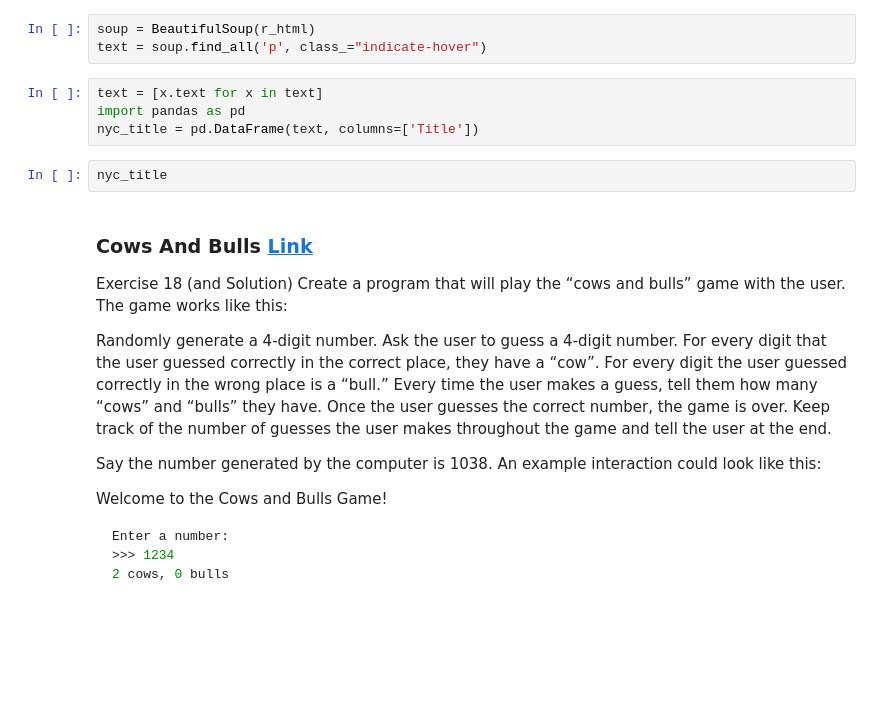
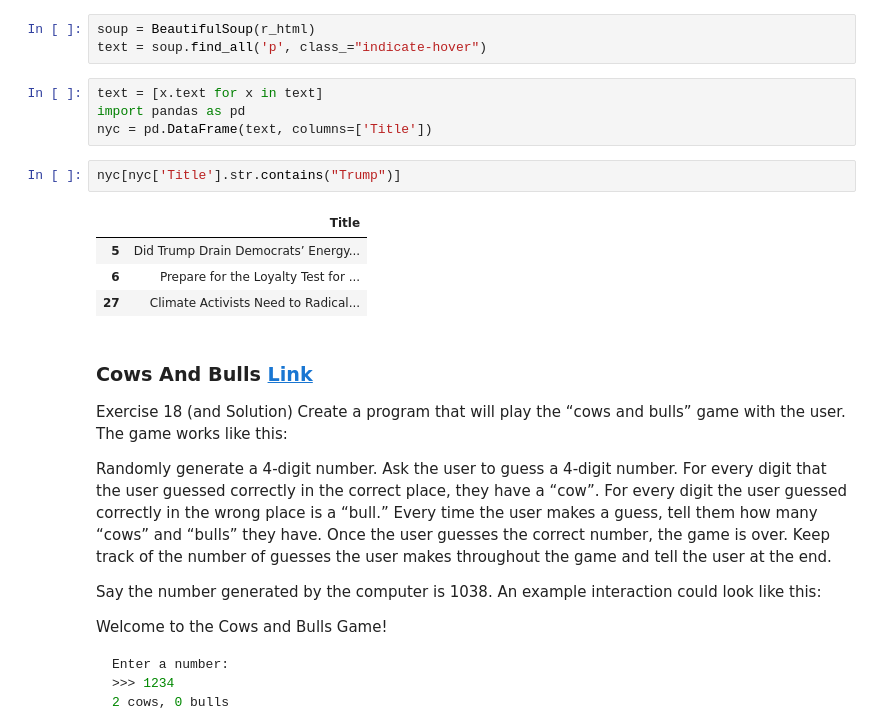
Before and after one commit to kinsin5/learning_projects, a Jupyter notebook: python_excersises.ipynb, the cells around one changed output. Drawn from its saved outputs; the diff is of its cells as text; blank space fills up the shorter version.

```diff
--- a/python_excersises.ipynb
+++ b/python_excersises.ipynb
@@ -65,9 +65,14 @@ text = soup.find_all('p', class_="indicate-hover")
 # %%
 text = [x.text for x in text]
 import pandas as pd
-nyc_title = pd.DataFrame(text, columns=['Title'])
+nyc = pd.DataFrame(text, columns=['Title'])
-# %%
-nyc_title
+# %%
+nyc[nyc['Title'].str.contains("Trump")]
+# %% [output]
+|  | Title |
+| 5 | Did Trump Drain Democrats’ Energy... |
+| 6 | Prepare for the Loyalty Test for ... |
+| 27 | Climate Activists Need to Radical... |
 # %% [markdown]
 ### Cows And Bulls   [Link](https://www.practicepython.org/exercise/2014/07/05/18-cows-and-bulls.html)
 Exercise 18 (and Solution)
```
Also changed, not shown: parts of 4 cells of this notebook.
